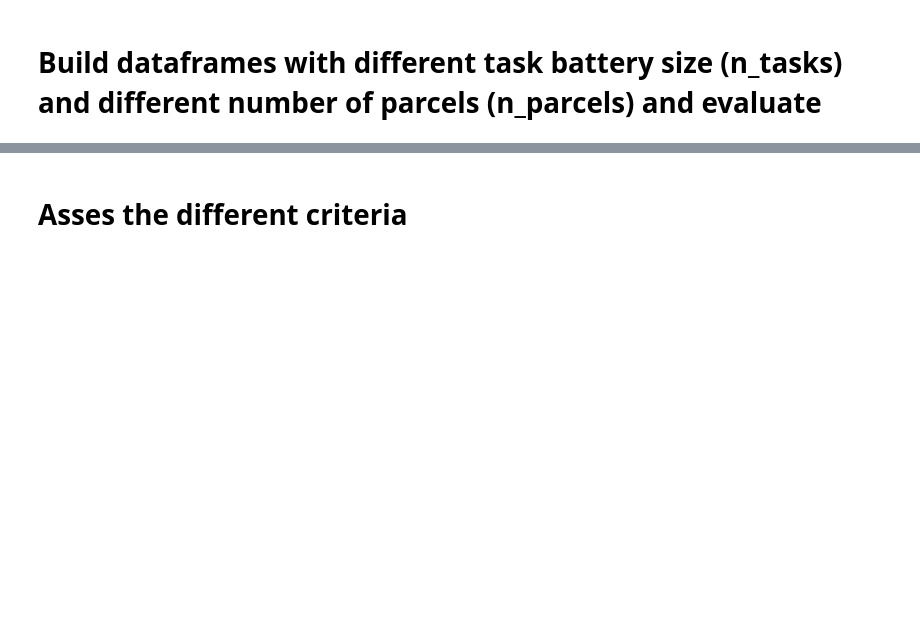
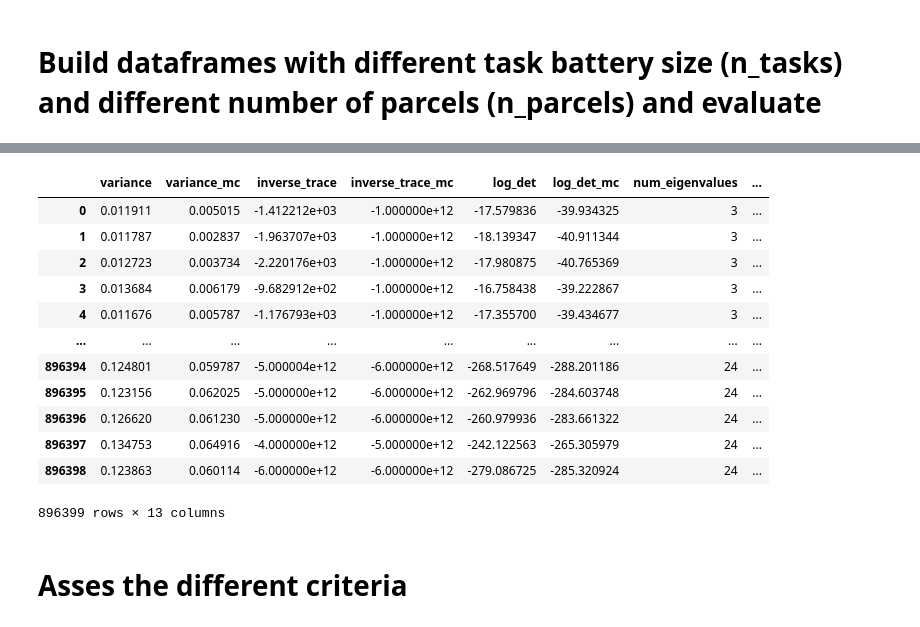
Before and after one commit to DiedrichsenLab/OptimalBattery, a Jupyter notebook: notebooks/6.real_eval_multi_cereb.ipynb, the cells around one changed output, grey strips where cells are left out. Cells and saved outputs as stored; diff of their text form; code cells hidden in the pictures; blank space fills up the shorter version.

```diff
--- a/notebooks/6.real_eval_multi_cereb.ipynb
+++ b/notebooks/6.real_eval_multi_cereb.ipynb
@@ -127,3 +141,19 @@ name = os.path.join(base_dir, 'OptimalBattery', 'cerebellum_MDTB_ses-01_ses-02_r
+# %%
+results_df
+# %% [output]
+|  | variance | variance_mc | inverse_trace | inverse_trace_mc | log_det | log_det_mc | num_eigenvalues | ... |
+| 0 | 0.011911 | 0.005015 | -1.412212e+03 | -1.000000e+12 | -17.579836 | -39.934325 | 3 | ... |
+| 1 | 0.011787 | 0.002837 | -1.963707e+03 | -1.000000e+12 | -18.139347 | -40.911344 | 3 | ... |
+| 2 | 0.012723 | 0.003734 | -2.220176e+03 | -1.000000e+12 | -17.980875 | -40.765369 | 3 | ... |
+| 3 | 0.013684 | 0.006179 | -9.682912e+02 | -1.000000e+12 | -16.758438 | -39.222867 | 3 | ... |
+| 4 | 0.011676 | 0.005787 | -1.176793e+03 | -1.000000e+12 | -17.355700 | -39.434677 | 3 | ... |
+| ... | ... | ... | ... | ... | ... | ... | ... | ... |
+| 896394 | 0.124801 | 0.059787 | -5.000004e+12 | -6.000000e+12 | -268.517649 | -288.201186 | 24 | ... |
+| 896395 | 0.123156 | 0.062025 | -5.000000e+12 | -6.000000e+12 | -262.969796 | -284.603748 | 24 | ... |
+| 896396 | 0.126620 | 0.061230 | -5.000000e+12 | -6.000000e+12 | -260.979936 | -283.661322 | 24 | ... |
+| 896397 | 0.134753 | 0.064916 | -4.000000e+12 | -5.000000e+12 | -242.122563 | -265.305979 | 24 | ... |
+| 896398 | 0.123863 | 0.060114 | -6.000000e+12 | -6.000000e+12 | -279.086725 | -285.320924 | 24 | ... |
+896399 rows × 13 columns
 # %% [markdown]
 # Asses the different criteria
 # %%
```
Also changed, not shown: parts of 3 cells of this notebook, 1 other file.
